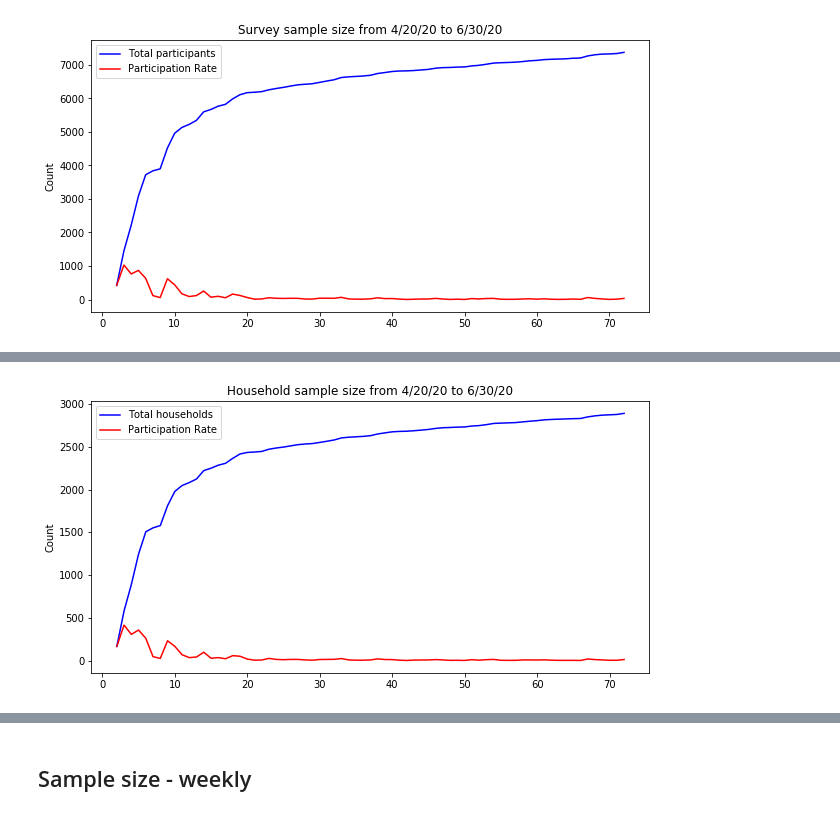
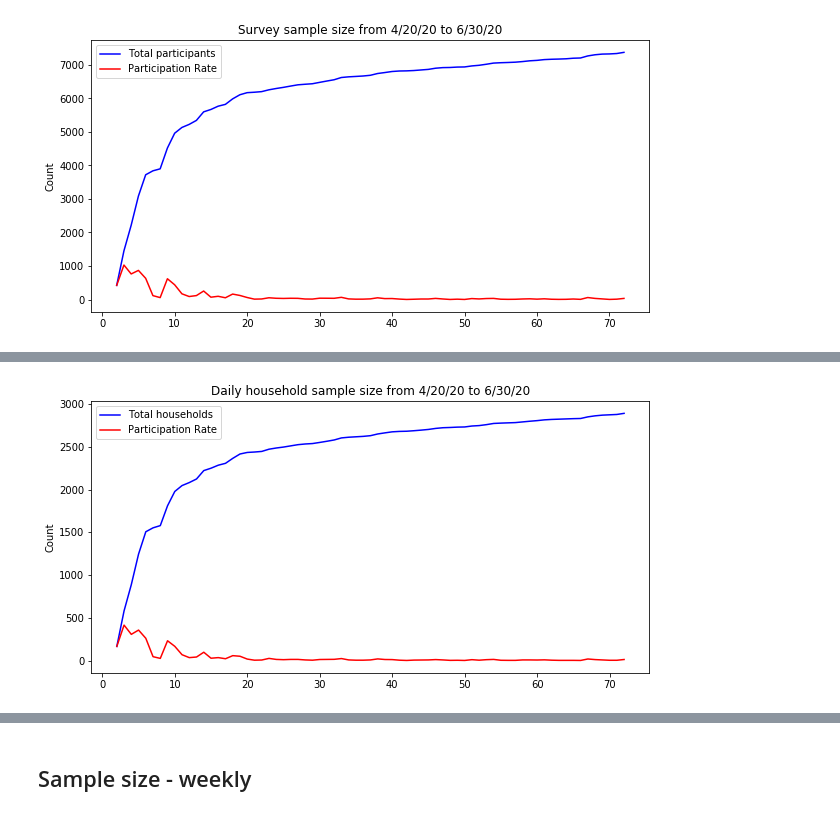
Before and after one commit to harshsw/AzCovidTxt, a Jupyter notebook: survey_tables_06.30.20.ipynb, the cells around one changed output, grey strips where cells are left out. Drawn from its saved outputs; the diff is of its cells as text; code cells hidden in the pictures.

```diff
--- a/survey_tables_06.30.20.ipynb
+++ b/survey_tables_06.30.20.ipynb
@@ -57,10 +90,10 @@ plt.legend(('Total participants', 'Participation Rate'));
 # %%
 plt.subplots(1, sharex=True, figsize = (10, 5))
 h_cumulative = df1['house_cumulative'].plot(kind='line', color = 'blue')
 house = df1['num_house'].plot(kind='line', color = 'red')
 
-plt.title("Household sample size from 4/20/20 to 6/30/20")
+plt.title("Daily household sample size from 4/20/20 to 6/30/20")
 plt.ylabel('Count')
 plt.legend(('Total households', 'Participation Rate'));
 # %% [output]
-[figure, old version]
+[figure, new version]
```
Also changed, not shown: parts of 23 cells of this notebook.
